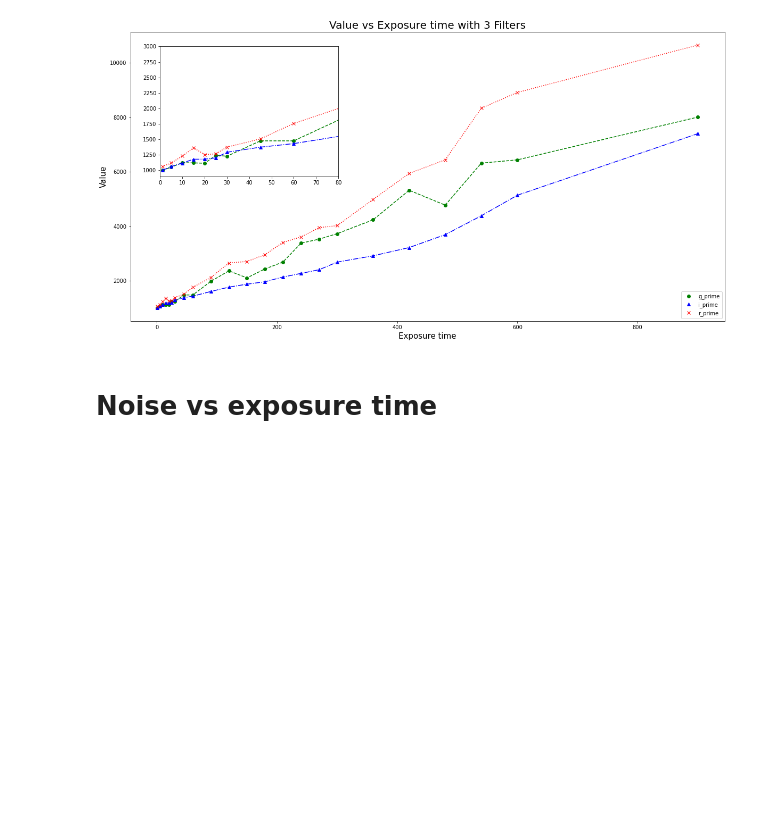
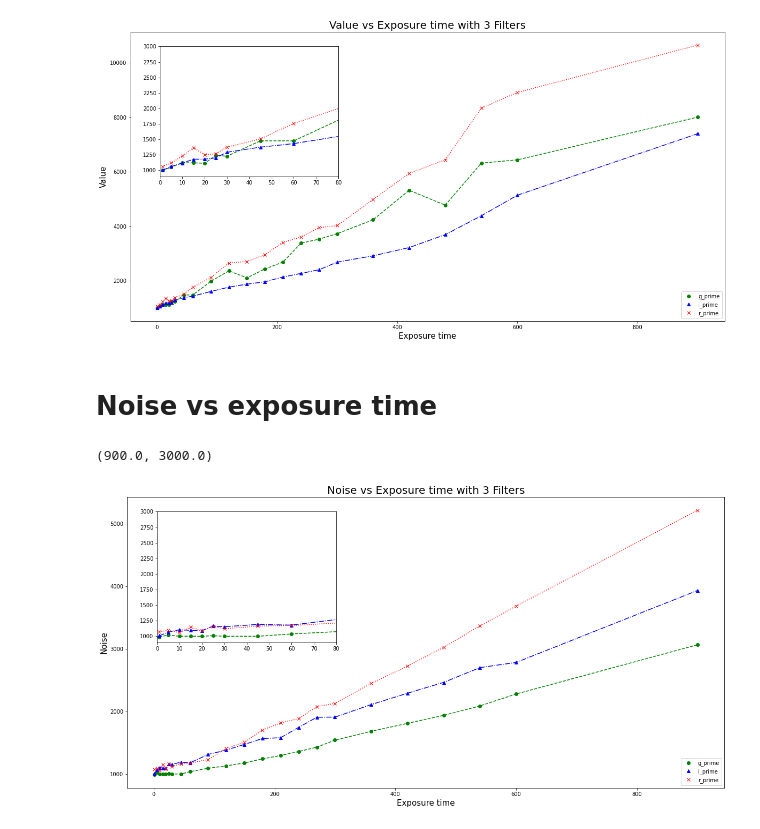
Before and after one commit to halehhajizadeh/SNR-and-Exposure, a Jupyter notebook: value_exposure.ipynb, the cells around one changed output. Drawn from its saved outputs; the diff is of its cells as text; code cells hidden in the pictures; blank space fills up the shorter version.

Commit message:
add noise vs exp

```diff
--- a/value_exposure.ipynb
+++ b/value_exposure.ipynb
@@ -52,29 +52,32 @@ noise_iprime = [1008,1065,1105,1095,1091,1164,1153,1190,1179,1313,1383,1473,1568
 noise_rprime = [1073,1095,1059,1150,1086,1160,1120,1164,1173,1232,1410,1508,1704,1817,1888,2078,2130,2451,2725,3027,3370,3687,5219]
 # %%
 fig, ax1 = plt.subplots(figsize=(20,10))
-ax1.plot(exposure_time, value_gprime, 'go', label='g_prime')
-ax1.plot(exposure_time, value_gprime, 'g--')
-ax1.plot(exposure_time, value_iprime, 'b^', label='i_prime')
-ax1.plot(exposure_time, value_iprime, 'b-.')
-ax1.plot(exposure_time, value_rprime, 'rx', label='r_prime')
-ax1.plot(exposure_time, value_rprime, 'r:')
-ax1.set_title('Value vs Exposure time with 3 Filters', fontsize=20)
+ax1.plot(exposure_time, noise_gprime, 'go', label='g_prime')
+ax1.plot(exposure_time, noise_gprime, 'g--')
+ax1.plot(exposure_time, noise_iprime, 'b^', label='i_prime')
+ax1.plot(exposure_time, noise_iprime, 'b-.')
+ax1.plot(exposure_time, noise_rprime, 'rx', label='r_prime')
+ax1.plot(exposure_time, noise_rprime, 'r:')
+ax1.set_title('Noise vs Exposure time with 3 Filters', fontsize=20)
 ax1.set_xlabel('Exposure time', fontsize=15)
-ax1.set_ylabel('Value',fontsize=15)
+ax1.set_ylabel('Noise',fontsize=15)
 ax1.legend(loc=4)
 
 # Create a set of inset Axes: these should fill the bounding box allocated to
 # them.
 ax2 = plt.axes([0,0,0,0])
 # Manually set the position and relative size of the inset axes within ax1
 ip = InsetPosition(ax1, [0.05,0.5,0.3,0.45])
 ax2.set_axes_locator(ip)
 
-ax2.plot(exposure_time, value_gprime, 'go', label='SNR_Star1')
-ax2.plot(exposure_time, value_gprime, 'g--')
-ax2.plot(exposure_time, value_iprime, 'b^', label='SNR_Star2')
-ax2.plot(exposure_time, value_iprime, 'b-.')
-ax2.plot(exposure_time, value_rprime, 'rx', label='SNR_Star3')
-ax2.plot(exposure_time, value_rprime, 'r:')
+ax2.plot(exposure_time, noise_gprime, 'go', label='SNR_Star1')
+ax2.plot(exposure_time, noise_gprime, 'g--')
+ax2.plot(exposure_time, noise_iprime, 'b^', label='SNR_Star2')
+ax2.plot(exposure_time, noise_iprime, 'b-.')
+ax2.plot(exposure_time, noise_rprime, 'rx', label='SNR_Star3')
+ax2.plot(exposure_time, noise_rprime, 'r:')
 ax2.set_xlim(0,80)
 ax2.set_ylim(900,3000)
+# %% [output]
+(900.0, 3000.0)
+[figure, added]
```
